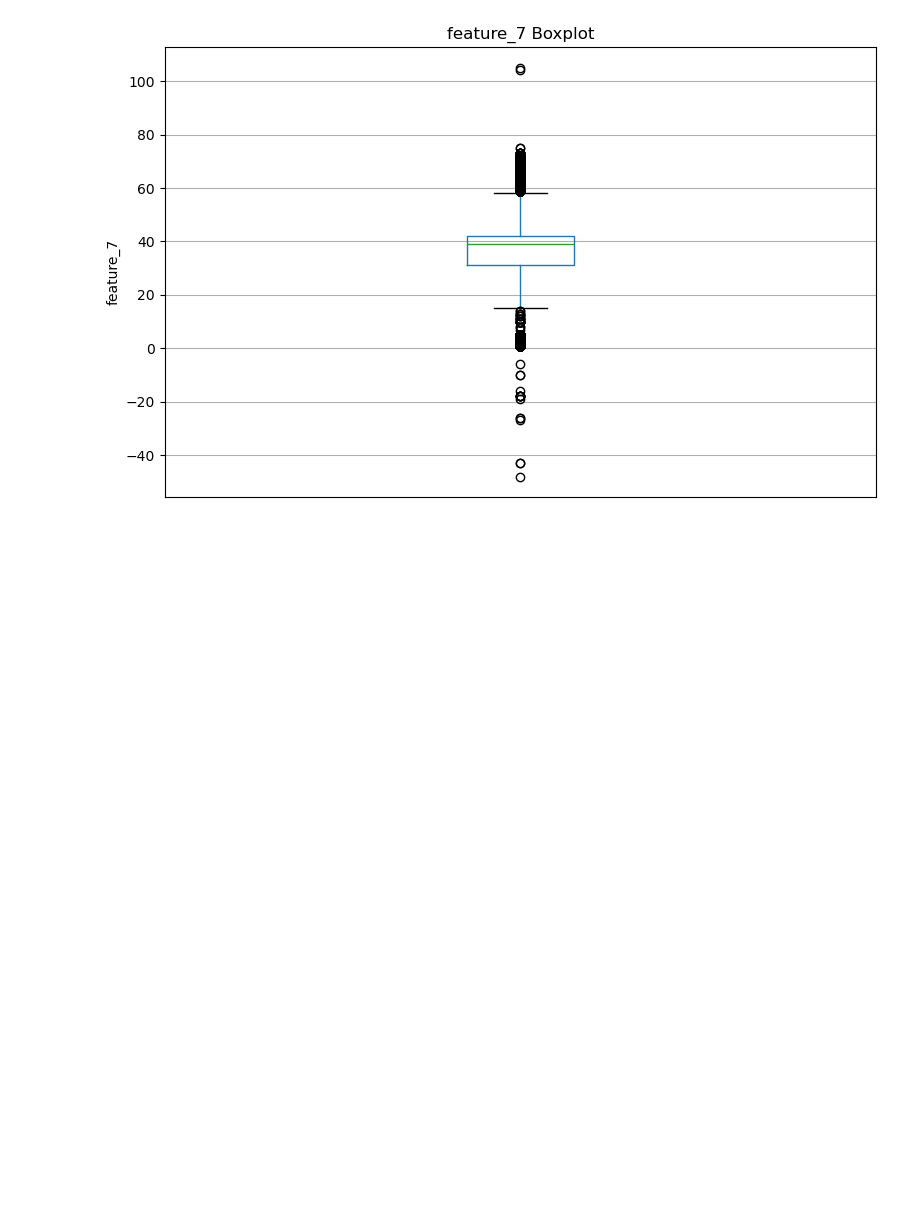
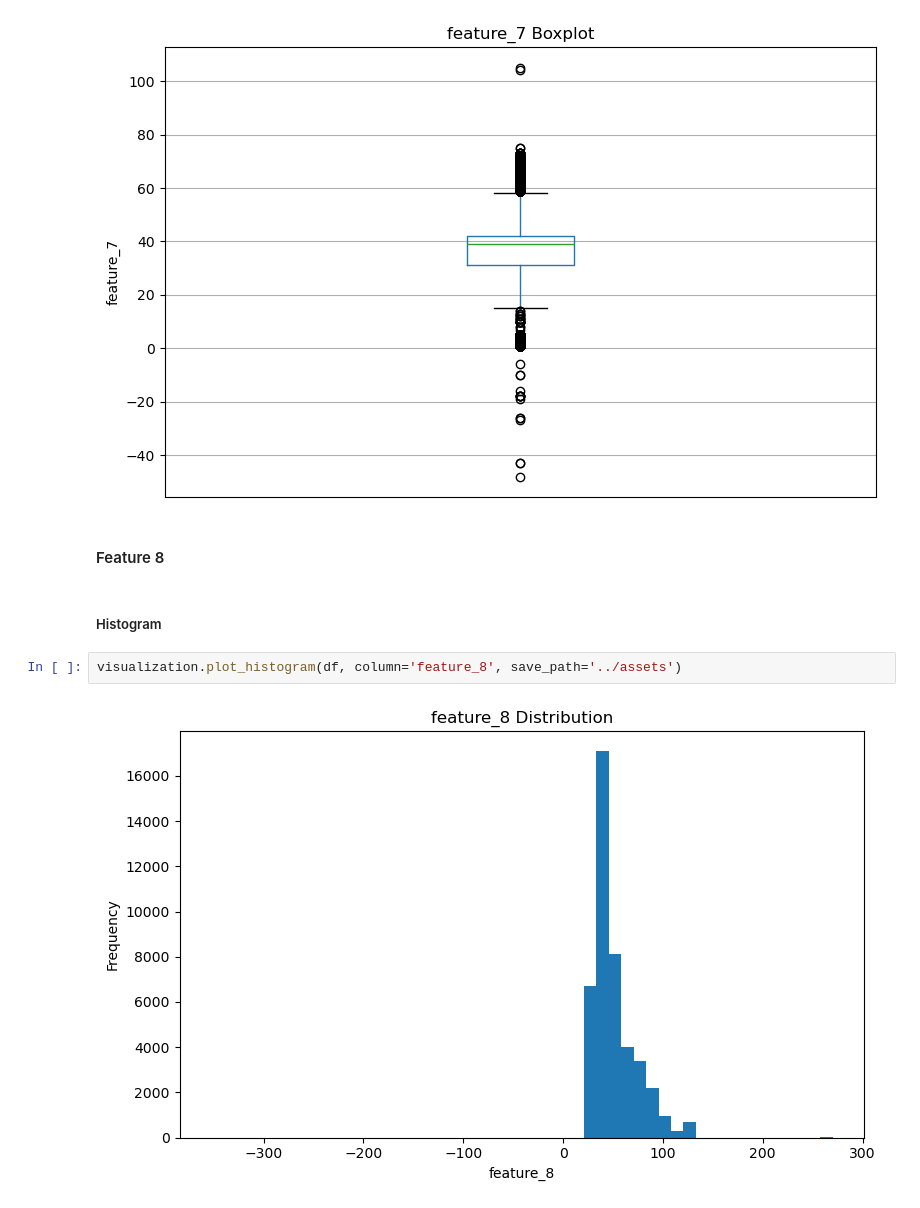
Before and after one commit to Daniyaliranmehr/Neural-Network-Training-Techniques, a Jupyter notebook: notebooks/01_data_preparation.ipynb, the cells around one changed output. Drawn from its saved outputs; the diff is of its cells as text; blank space fills up the shorter version.

```diff
--- a/notebooks/01_data_preparation.ipynb
+++ b/notebooks/01_data_preparation.ipynb
@@ -201,3 +201,11 @@ visualization.plot_histogram(df, column='feature_7', save_path='../assets')
 visualization.plot_boxplot(df, column='feature_7', save_path='../assets/')
 # %% [output]
 [figure]
+# %% [markdown]
+#### Feature 8
+# %% [markdown]
+##### Histogram
+# %%
+visualization.plot_histogram(df, column='feature_8', save_path='../assets')
+# %% [output]
+[figure, added]
```
Also changed, not shown: parts of 2 cells of this notebook, 3 other files.
